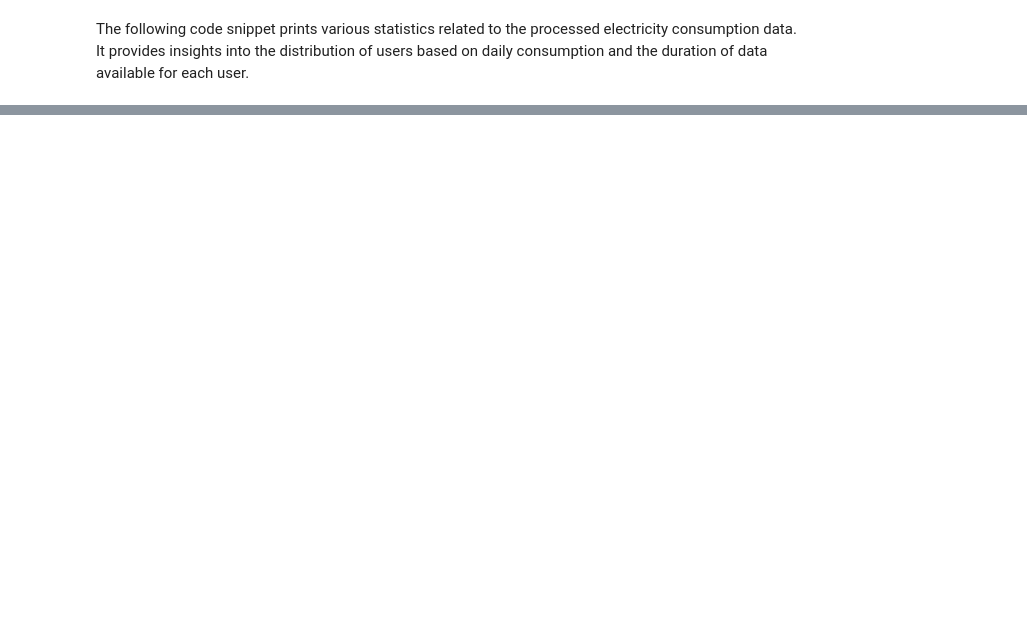
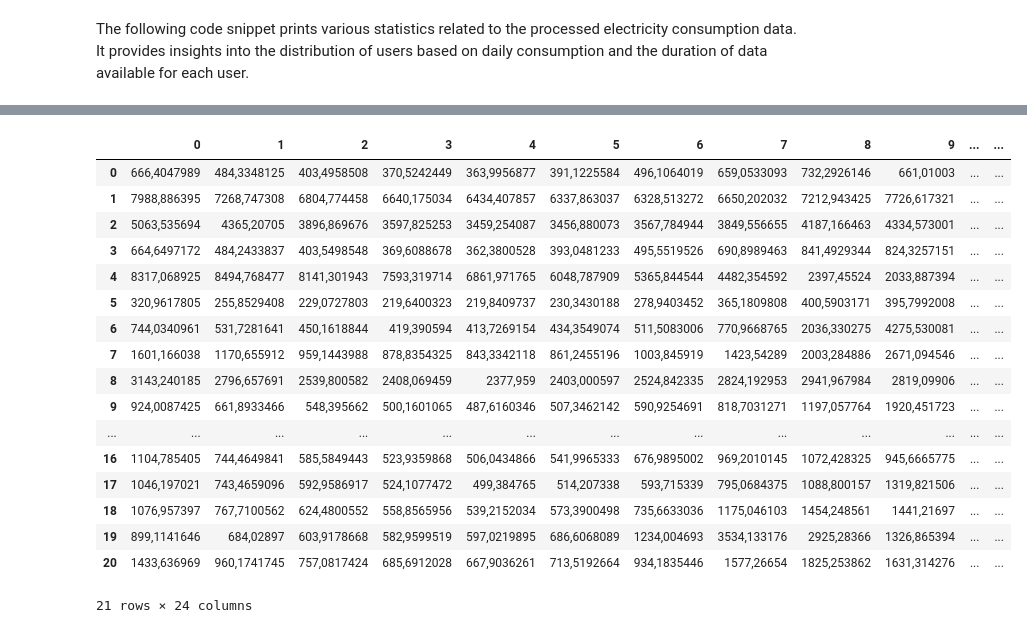
Before and after one commit to Isi-17/Thesis-CS, a Jupyter notebook: 01-data_preparation.ipynb, the cells around one changed output, grey strips where cells are left out. Drawn from its saved outputs; the diff is of its cells as text; code cells hidden in the pictures; blank space fills up the shorter version.

```diff
--- a/01-data_preparation.ipynb
+++ b/01-data_preparation.ipynb
@@ -166,0 +196,23 @@ print('Number of users with 365 days or fewer of data:', sum([len(date_and_consu
+# %%
+# Show the first few lines of the CSV file
+centroids_data = pd.read_csv('ireland_centroids.csv', delimiter=';', index_col=0)
+centroids_data
+# %% [output]
+|  | 0 | 1 | 2 | 3 | 4 | 5 | 6 | 7 | 8 | 9 | ... | ... |
+| 0 | 666,4047989 | 484,3348125 | 403,4958508 | 370,5242449 | 363,9956877 | 391,1225584 | 496,1064019 | 659,0533093 | 732,2926146 | 661,01003 | ... | ... |
+| 1 | 7988,886395 | 7268,747308 | 6804,774458 | 6640,175034 | 6434,407857 | 6337,863037 | 6328,513272 | 6650,202032 | 7212,943425 | 7726,617321 | ... | ... |
+| 2 | 5063,535694 | 4365,20705 | 3896,869676 | 3597,825253 | 3459,254087 | 3456,880073 | 3567,784944 | 3849,556655 | 4187,166463 | 4334,573001 | ... | ... |
+| 3 | 664,6497172 | 484,2433837 | 403,5498548 | 369,6088678 | 362,3800528 | 393,0481233 | 495,5519526 | 690,8989463 | 841,4929344 | 824,3257151 | ... | ... |
+| 4 | 8317,068925 | 8494,768477 | 8141,301943 | 7593,319714 | 6861,971765 | 6048,787909 | 5365,844544 | 4482,354592 | 2397,45524 | 2033,887394 | ... | ... |
+| 5 | 320,9617805 | 255,8529408 | 229,0727803 | 219,6400323 | 219,8409737 | 230,3430188 | 278,9403452 | 365,1809808 | 400,5903171 | 395,7992008 | ... | ... |
+| 6 | 744,0340961 | 531,7281641 | 450,1618844 | 419,390594 | 413,7269154 | 434,3549074 | 511,5083006 | 770,9668765 | 2036,330275 | 4275,530081 | ... | ... |
+| 7 | 1601,166038 | 1170,655912 | 959,1443988 | 878,8354325 | 843,3342118 | 861,2455196 | 1003,845919 | 1423,54289 | 2003,284886 | 2671,094546 | ... | ... |
+| 8 | 3143,240185 | 2796,657691 | 2539,800582 | 2408,069459 | 2377,959 | 2403,000597 | 2524,842335 | 2824,192953 | 2941,967984 | 2819,09906 | ... | ... |
+| 9 | 924,0087425 | 661,8933466 | 548,395662 | 500,1601065 | 487,6160346 | 507,3462142 | 590,9254691 | 818,7031271 | 1197,057764 | 1920,451723 | ... | ... |
+| ... | ... | ... | ... | ... | ... | ... | ... | ... | ... | ... | ... | ... |
+| 16 | 1104,785405 | 744,4649841 | 585,5849443 | 523,9359868 | 506,0434866 | 541,9965333 | 676,9895002 | 969,2010145 | 1072,428325 | 945,6665775 | ... | ... |
+| 17 | 1046,197021 | 743,4659096 | 592,9586917 | 524,1077472 | 499,384765 | 514,207338 | 593,715339 | 795,0684375 | 1088,800157 | 1319,821506 | ... | ... |
+| 18 | 1076,957397 | 767,7100562 | 624,4800552 | 558,8565956 | 539,2152034 | 573,3900498 | 735,6633036 | 1175,046103 | 1454,248561 | 1441,21697 | ... | ... |
+| 19 | 899,1141646 | 684,02897 | 603,9178668 | 582,9599519 | 597,0219895 | 686,6068089 | 1234,004693 | 3534,133176 | 2925,28366 | 1326,865394 | ... | ... |
+| 20 | 1433,636969 | 960,1741745 | 757,0817424 | 685,6912028 | 667,9036261 | 713,5192664 | 934,1835446 | 1577,26654 | 1825,253862 | 1631,314276 | ... | ... |
+21 rows × 24 columns
```
Also changed, not shown: parts of 20 cells of this notebook, 3 other files.
